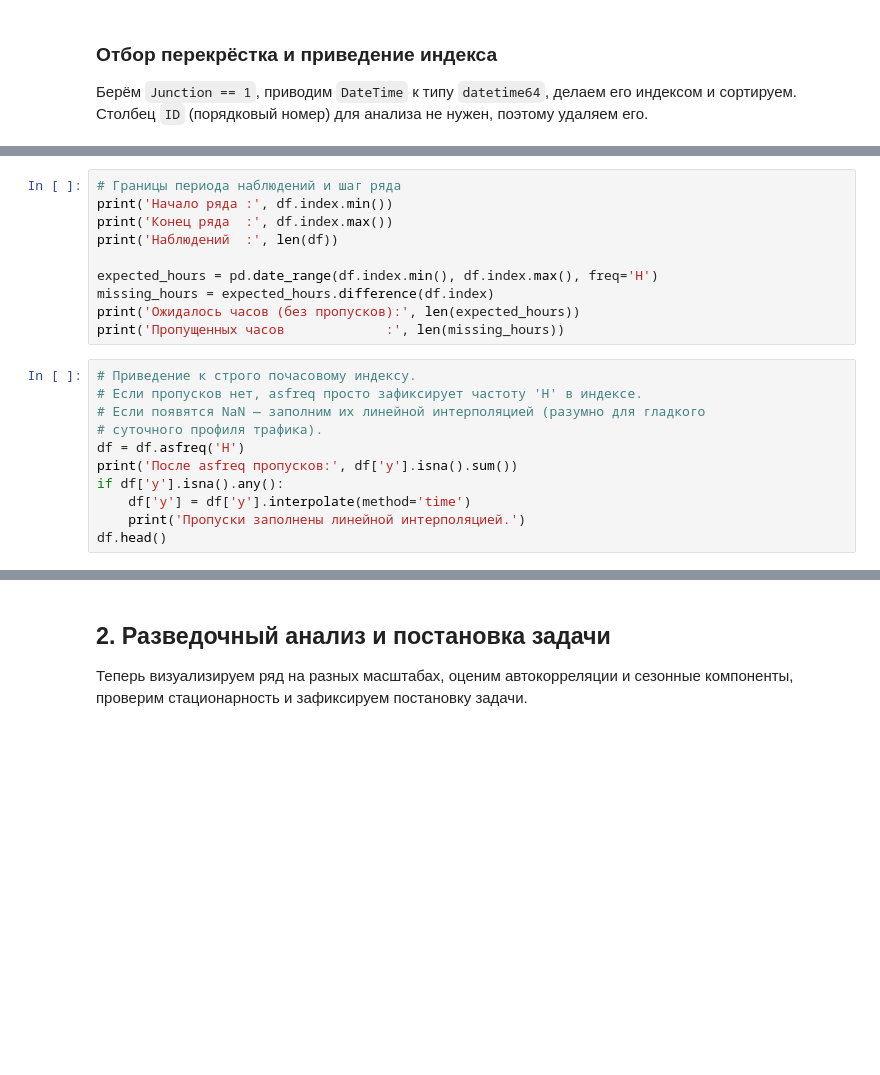
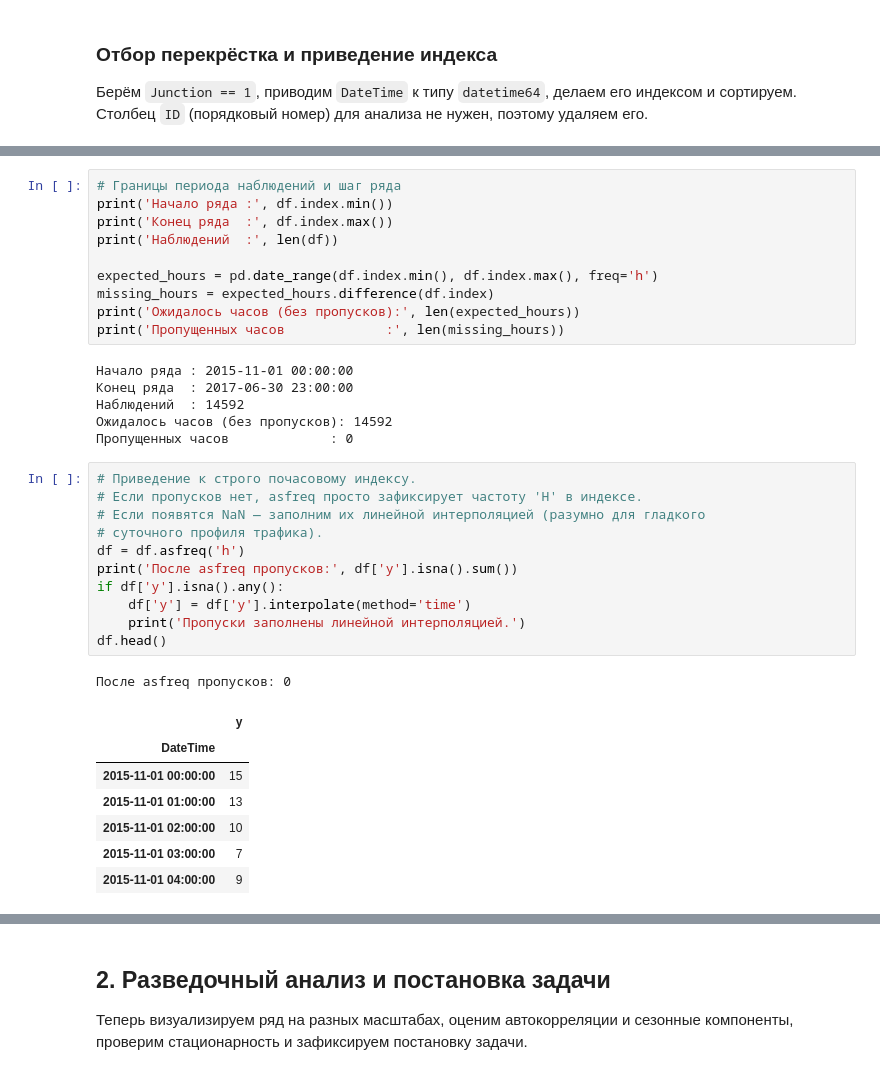
Before and after one commit to AinurGalimzyanov/TrafficForecasting, a Jupyter notebook: notebooks/analysis.ipynb, the cells around one changed output, grey strips where cells are left out. Saved outputs shown, nothing was run; the diff lists cells and outputs as text; blank space fills up the shorter version.

```diff
--- a/notebooks/analysis.ipynb
+++ b/notebooks/analysis.ipynb
@@ -98,21 +106,36 @@ print('Начало ряда :', df.index.min())
 print('Конец ряда  :', df.index.max())
 print('Наблюдений  :', len(df))
 
-expected_hours = pd.date_range(df.index.min(), df.index.max(), freq='H')
+expected_hours = pd.date_range(df.index.min(), df.index.max(), freq='h')
 missing_hours = expected_hours.difference(df.index)
 print('Ожидалось часов (без пропусков):', len(expected_hours))
 print('Пропущенных часов             :', len(missing_hours))
+# %% [output]
+Начало ряда : 2015-11-01 00:00:00
+Конец ряда  : 2017-06-30 23:00:00
+Наблюдений  : 14592
+Ожидалось часов (без пропусков): 14592
+Пропущенных часов             : 0
 # %%
 # Приведение к строго почасовому индексу.
 # Если пропусков нет, asfreq просто зафиксирует частоту 'H' в индексе.
 # Если появятся NaN — заполним их линейной интерполяцией (разумно для гладкого
 # суточного профиля трафика).
-df = df.asfreq('H')
+df = df.asfreq('h')
 print('После asfreq пропусков:', df['y'].isna().sum())
 if df['y'].isna().any():
     df['y'] = df['y'].interpolate(method='time')
     print('Пропуски заполнены линейной интерполяцией.')
 df.head()
+# %% [output]
+После asfreq пропусков: 0
+|  | y |
+| DateTime |  |
+| 2015-11-01 00:00:00 | 15 |
+| 2015-11-01 01:00:00 | 13 |
+| 2015-11-01 02:00:00 | 10 |
+| 2015-11-01 03:00:00 | 7 |
+| 2015-11-01 04:00:00 | 9 |
 # %%
 # Базовая описательная статистика целевой переменной
 df['y'].describe().round(2)
```
Also changed, not shown: parts of 12 cells of this notebook.
